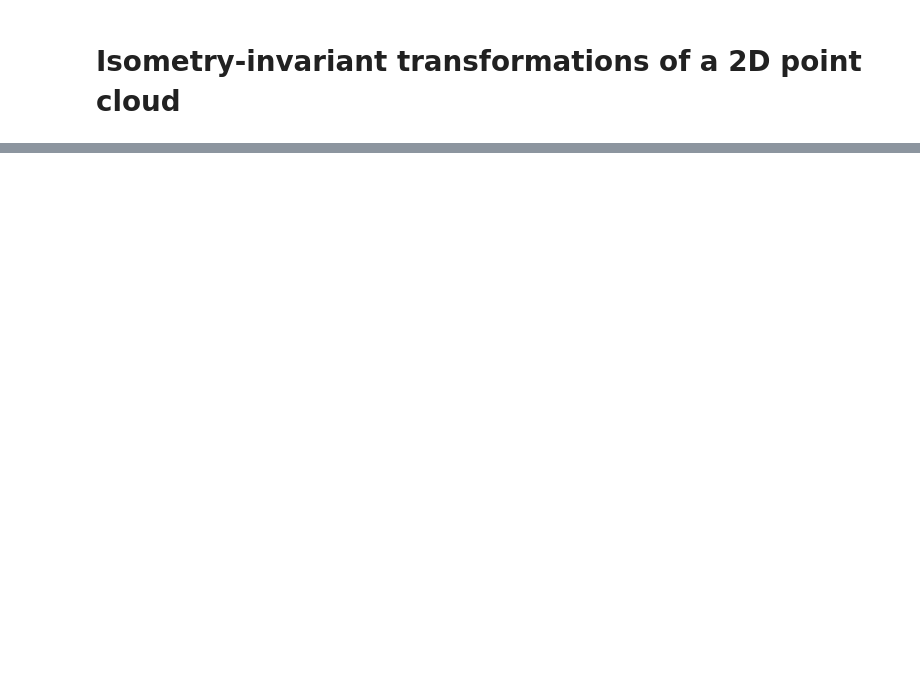
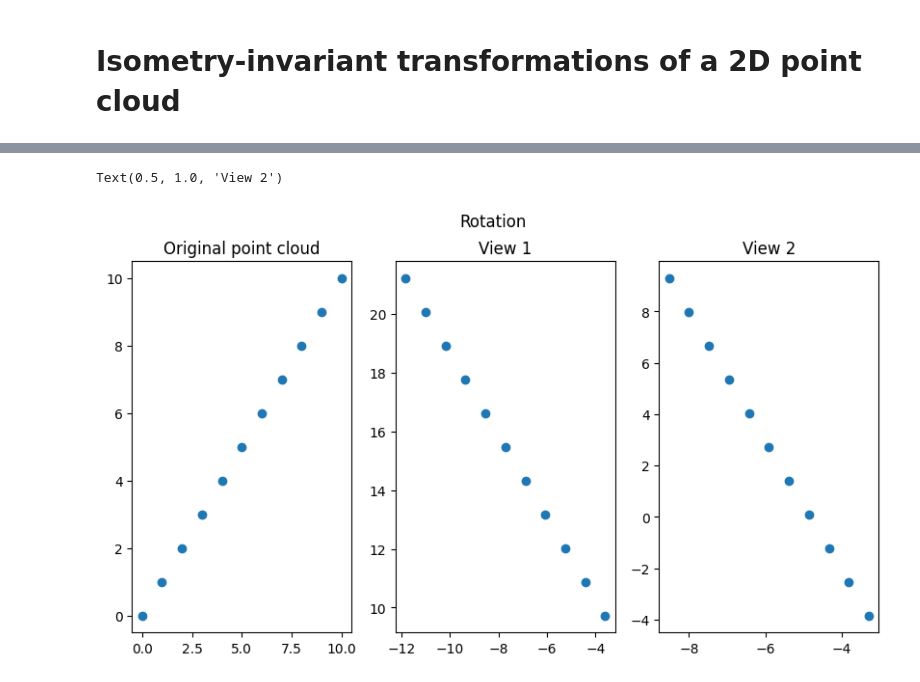
Before and after one commit to jumdc/ripsnet, a Jupyter notebook: src/notebook/isometries.ipynb, the cells around one changed output, grey strips where cells are left out. Cells and saved outputs as stored; diff of their text form; code cells hidden in the pictures; blank space fills up the shorter version.

Commit message:
- start multiview ripsnet

```diff
--- a/src/notebook/isometries.ipynb
+++ b/src/notebook/isometries.ipynb
@@ -47,0 +49,17 @@ Text(0.5, 1.0, 'Rotated point cloud')
+# %%
+pc = torch.from_numpy(point_cloud).float()
+
+transform = MultiViewIsometricTransform(rotation=rotation, translation=translation)
+
+pc_1, pc_2 = transform(pc)
+fig, axes = plt.subplots(1, 3, figsize=(10, 5))
+fig.suptitle("Rotation")
+axes[0].scatter(pc[:, 0], pc[:, 1])
+axes[0].set_title("Original point cloud")
+axes[1].scatter(pc_1[:, 0], pc_1[:, 1])
+axes[1].set_title("View 1")
+axes[2].scatter(pc_2[:, 0], pc_2[:, 1])
+axes[2].set_title("View 2")
+# %% [output]
+Text(0.5, 1.0, 'View 2')
+[figure, added]
```
Also changed, not shown: parts of 3 cells of this notebook, 17 other files.
